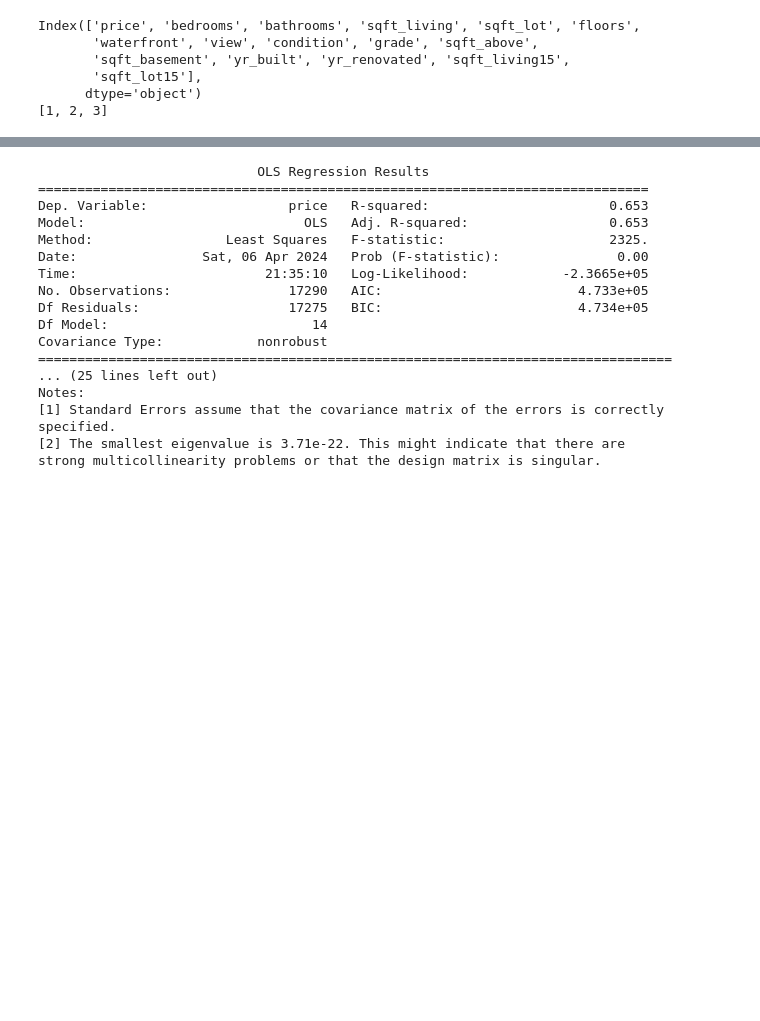
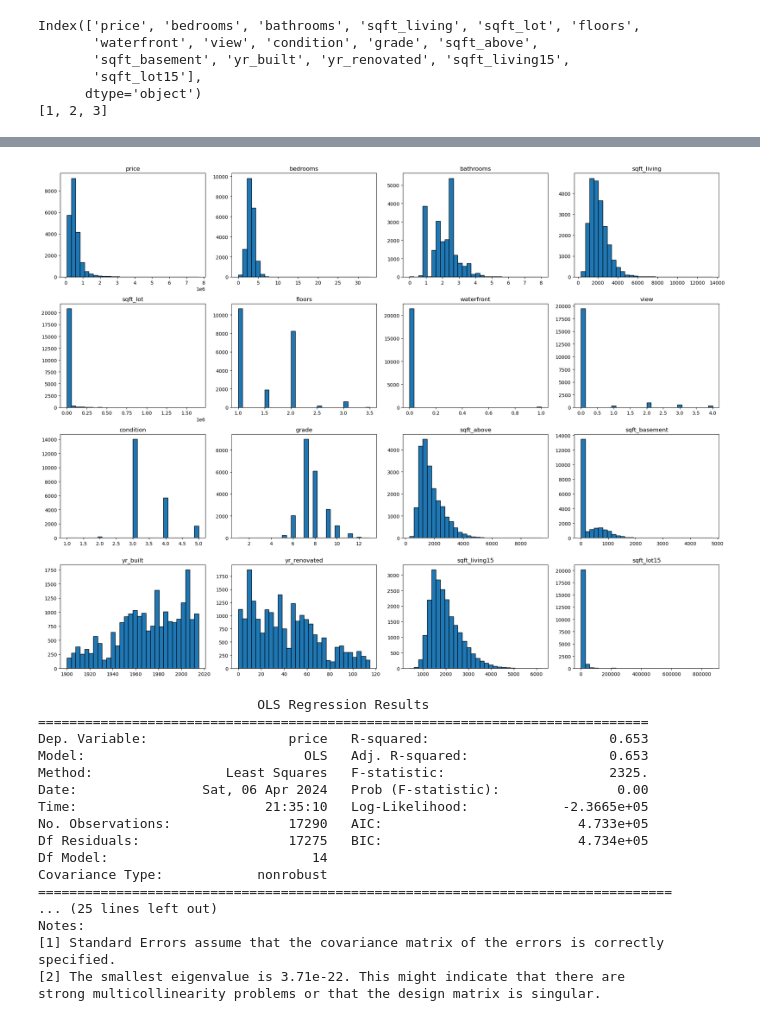
Before and after one commit to EdianBC/Statistical-Study-Seattle-House-Market, a Jupyter notebook: statistical.ipynb, the cells around one changed output, grey strips where cells are left out. Saved outputs shown, nothing was run; the diff lists cells and outputs as text; code cells hidden in the pictures; blank space fills up the shorter version.

```diff
--- a/statistical.ipynb
+++ b/statistical.ipynb
@@ -77,3 +145,38 @@ Index(['price', 'bedrooms', 'bathrooms', 'sqft_living', 'sqft_lot', 'floors',
+# %%
+import matplotlib.pyplot as plt
+
+# Get the column names of the dataframe
+columns = houses.columns
+
+# Calculate the number of rows and columns for the subplot grid
+num_plots = len(columns)
+num_cols = 4  # Number of columns in the subplot grid
+num_rows = -(-num_plots // num_cols)  # Rounded-up division
+
+# Create the subplot grid
+fig, axs = plt.subplots(num_rows, num_cols, figsize=(20, 15))
+
+# Flatten the axs array if it has more than one row
+if num_rows > 1:
+    axs = axs.flatten()
+
+# Plot the histograms for each variable
+for i, column in enumerate(columns):
+    axs[i].hist(houses[column], bins=30, edgecolor='k')
+    axs[i].set_title(column)
+
+# Remove empty subplots if the number of variables is not a multiple of the number of columns
+if num_plots % num_cols != 0:
+    for i in range(num_plots, num_rows * num_cols):
+        fig.delaxes(axs[i])
+
+# Adjust the spacing between subplots
+fig.tight_layout()
+
+# Show the plot
+plt.show()
+# %% [output]
+[figure, added]
 # %%
 import statsmodels.api as sm
 from sklearn.model_selection import train_test_split
```
Also changed, not shown: parts of 2 cells of this notebook.
